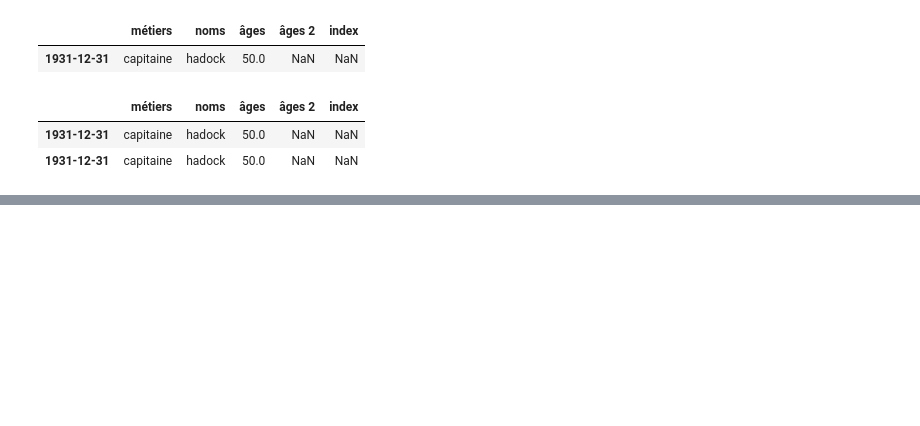
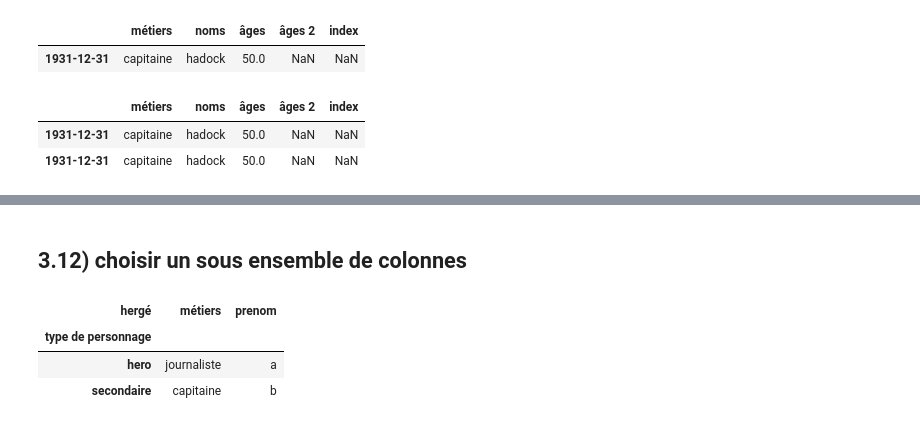
Before and after one commit to romainjouin/formation_python_py3Dev, a Jupyter notebook: jour_2_aprem_pandas_et_matplotlib.ipynb, the cells around one changed output, grey strips where cells are left out. Saved outputs shown, nothing was run; the diff lists cells and outputs as text; code cells hidden in the pictures; blank space fills up the shorter version.

```diff
--- a/jour_2_aprem_pandas_et_matplotlib.ipynb
+++ b/jour_2_aprem_pandas_et_matplotlib.ipynb
@@ -273,0 +331,15 @@ push(" ")
+# %%
+df["prenom"] = ["a", "b"]
+# %%
+nouvel_ordre_des_colonnes =  ['métiers','prenom', 'noms', 'âges', 'âges 2', 'âges2']
+df = df[nouvel_ordre_des_colonnes]
+# %% [markdown]
+## 3.12) choisir un sous ensemble de colonnes
+# %%
+colonnes_a_afficher  = ['métiers','prenom',]
+df[colonnes_a_afficher]
+# %% [output]
+| hergé | métiers | prenom |
+| type de personnage |  |  |
+| hero | journaliste | a |
+| secondaire | capitaine | b |
```
Also changed, not shown: parts of 19 cells of this notebook.
